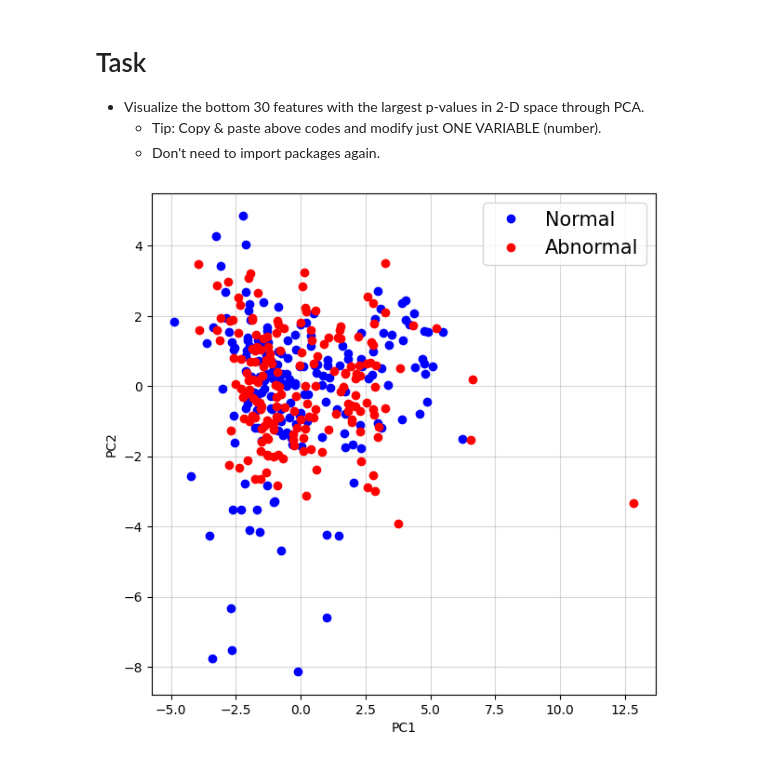
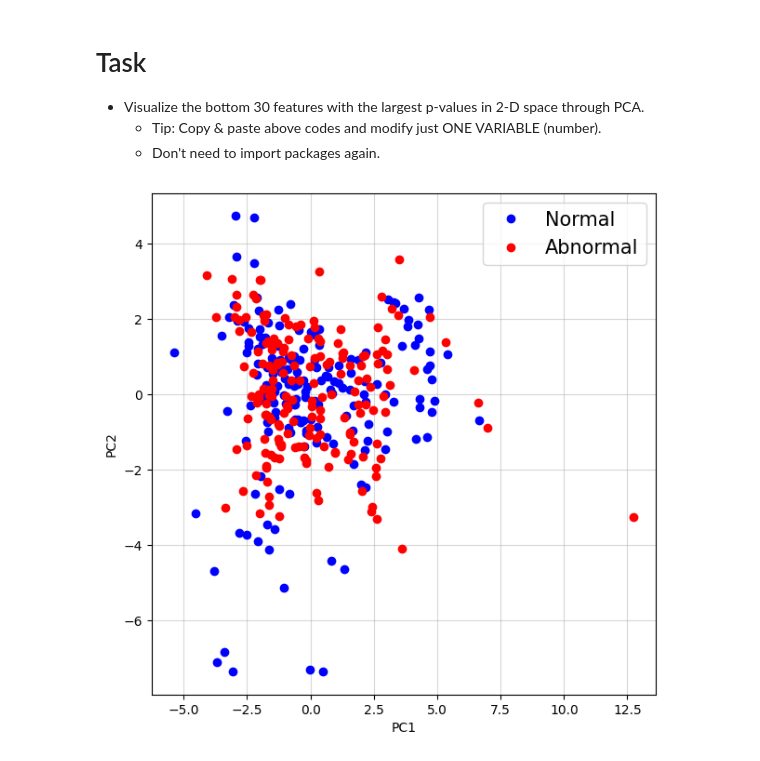
Before and after one commit to rd908213/ME-597-IIoT, a Jupyter notebook: ml_tutorial/ML4/ML4_Code1.ipynb, the cells around one changed output. Saved outputs shown, nothing was run; the diff lists cells and outputs as text; code cells hidden in the pictures.

```diff
--- a/ml_tutorial/ML4/ML4_Code1.ipynb
+++ b/ml_tutorial/ML4/ML4_Code1.ipynb
@@ -198,9 +198,7 @@ plt.show()
     - Don't need to import packages again.
 # %%
 # Select Target Features for PCA
-StartRank = (
-    -31
-)  # Start selecting features from the end of the rank list (The only variable changed)
+StartRank = 240  # Start selecting features from the end of the rank list (The only variable changed)
 Num = 30
 
 SelectedFeatues = np.zeros((Num, FeatureData.shape[1]))
@@ -224,31 +222,31 @@ dim = 2  # Dimension to reduce
 pca = PCA(n_components=dim)
 PC = pca.fit_transform(FeatureSelected_std)
 pd.DataFrame(PC)
 
 # Visualization of PCA Result
 NoOfData = int(FeatureData.shape[1] / 2)
 
 plt.figure(figsize=(7, 7))
 plt.plot(
     PC[:NoOfData, 0],
     PC[:NoOfData, 1],
     color="b",
     linestyle="",
     marker="o",
     label="Normal",
 )
 plt.plot(
     PC[NoOfData:, 0],
     PC[NoOfData:, 1],
     color="r",
     linestyle="",
     marker="o",
     label="Abnormal",
 )
 plt.legend(fontsize=15)
 plt.xlabel("PC1")
 plt.ylabel("PC2")
 plt.grid(alpha=0.5)
 plt.show()
 # %% [output]
-[figure, old version]
+[figure, new version]
```
Also changed, not shown: 14 other files.
